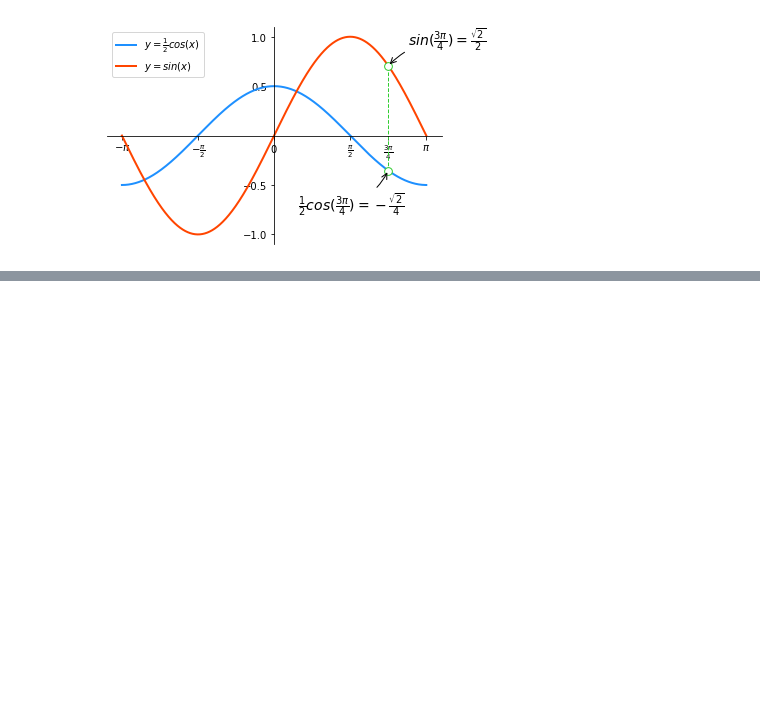
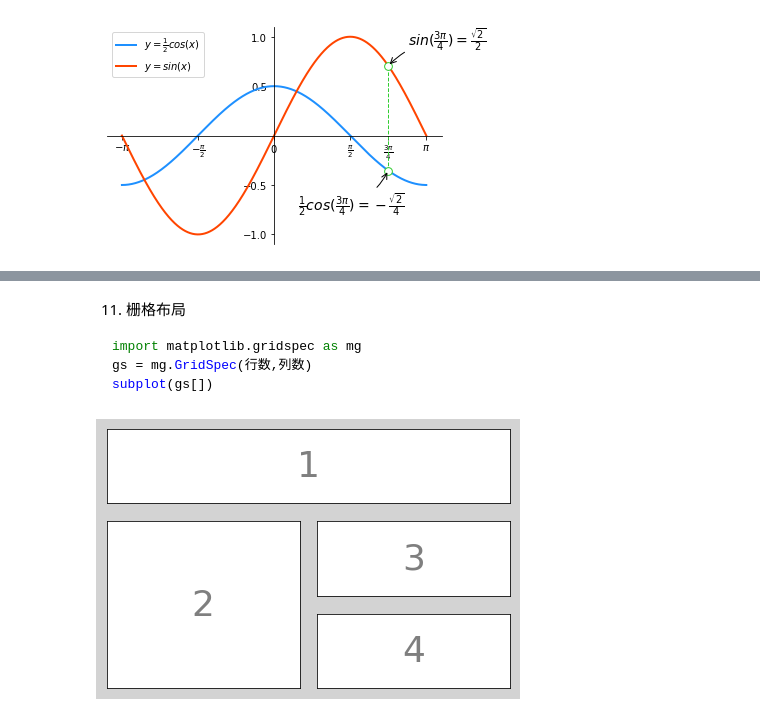
Before and after one commit to goonwithyou/mypython, a Jupyter notebook: matplotlib/index.ipynb, the cells around one changed output, grey strips where cells are left out. Saved outputs shown, nothing was run; the diff lists cells and outputs as text; code cells hidden in the pictures; blank space fills up the shorter version.

````diff
--- a/matplotlib/index.ipynb
+++ b/matplotlib/index.ipynb
@@ -93,0 +146,38 @@ mp.show()
+# %% [markdown]
+11. 栅格布局
+
+```python
+import matplotlib.gridspec as mg
+gs = mg.GridSpec(行数,列数)
+subplot(gs[])
+```
+# %%
+import matplotlib.gridspec as mg
+
+mp.figure('Subplot', facecolor='lightgray')
+gs = mg.GridSpec(3, 2)
+
+mp.subplot(gs[0, :])
+mp.xticks(())
+mp.yticks(())
+mp.text(0.5, 0.5, '1', ha='center', va='center', size=36, alpha=0.5)
+
+mp.subplot(gs[1:,0])
+mp.xticks(())
+mp.yticks(())
+mp.text(0.5, 0.5, '2', ha='center', va='center', size=36, alpha=0.5)
+
+mp.subplot(gs[1,1])
+mp.xticks(())
+mp.yticks(())
+mp.text(0.5, 0.5, '3', ha='center', va='center', size=36, alpha=0.5)
+
+mp.subplot(gs[2,1])
+mp.xticks(())
+mp.yticks(())
+mp.text(0.5, 0.5, '4', ha='center', va='center', size=36, alpha=0.5)
+
+mp.tight_layout()
+mp.show()
+# %% [output]
+[figure, added]
````
Also changed, not shown: parts of 30 cells of this notebook.
